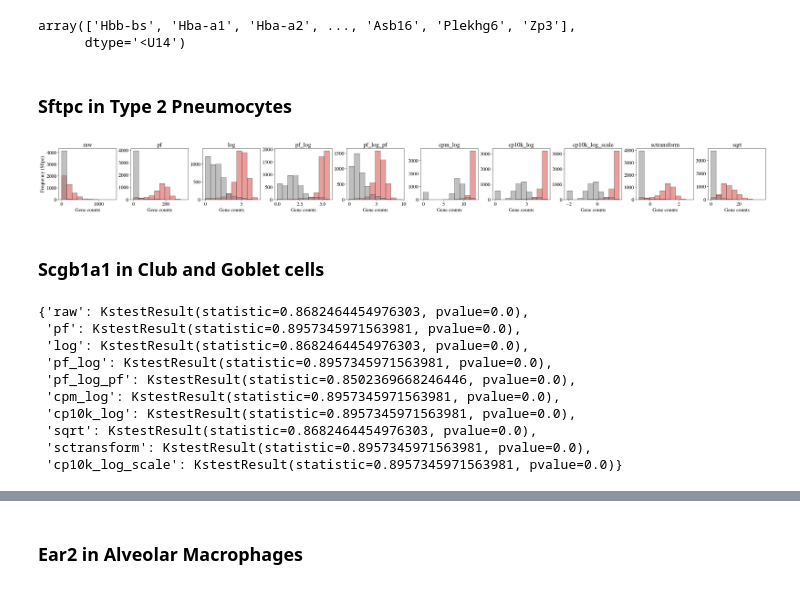
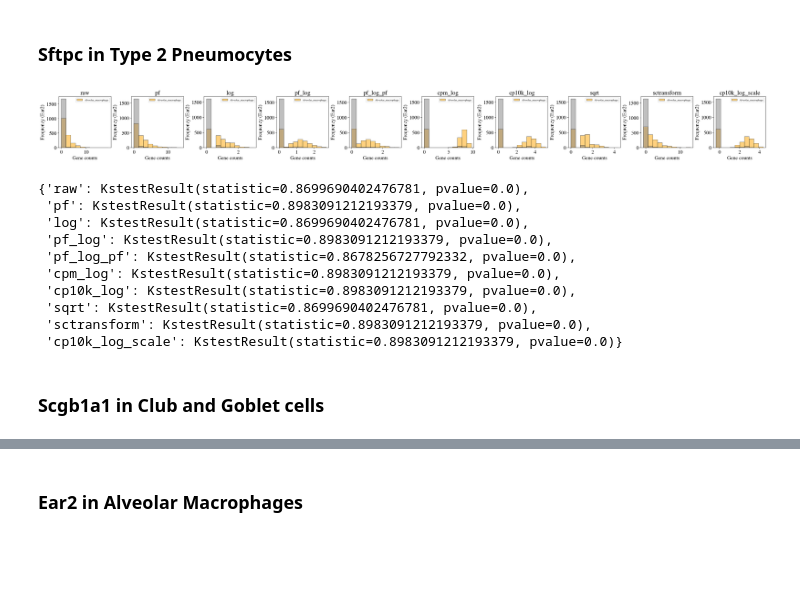
Before and after one commit to pachterlab/BHGP_2022, a Jupyter notebook: analysis/angelidis_marker_genes.ipynb, the cells around one changed output, grey strips where cells are left out. Saved outputs shown, nothing was run; the diff lists cells and outputs as text; code cells hidden in the pictures; blank space fills up the shorter version.

```diff
--- a/analysis/angelidis_marker_genes.ipynb
+++ b/analysis/angelidis_marker_genes.ipynb
@@ -74,22 +50,23 @@ def plot_celltype_marker_gene(data, gene, ct_mask, gene_mask, downsample_idx, ax
 # %%
-labels = ['raw', 'pf', 'log', 'pf_log', 'pf_log_pf', 'cpm_log', 'cp10k_log', 'cp10k_log_scale', 'sctransform', "sqrt"]
+read_labels = ['raw', 'pf', 'log', 'pf_log', 'pf_log_pf', 'cpm_log', 'cp10k_log', "sqrt"]
+labels = ['raw', 'pf', "sqrt", 'log', 'cp10k_log', 'cpm_log', 'cp10k_log_scale', 'sctransform', 'pf_log', 'pf_log_pf']
 # %%
 def read_data(base_data_fn):
     data = {}
 
-    for title in labels:
+    for title in read_labels:
         print(f"loading {title}")
-        in_fn = os.path.join(base_data_fn, f"_{title}.mtx")
+        in_fn = os.path.join(base_data_fn, f"{title}.mtx")
         data[title] = mmread(in_fn).toarray()
 
     title = "sctransform"
     print(f"loading {title}")
-    in_fn = os.path.join(base_data_fn, f"_{title}.csv")
+    in_fn = os.path.join(base_data_fn, f"{title}.csv")
     data[title] = pd.read_csv(in_fn, header=None).values
 
     title = "cp10k_log_scale"
     print(f"loading {title}")
-    in_fn = os.path.join(base_data_fn, f"_{title}.csv")
+    in_fn = os.path.join(base_data_fn, f"{title}.csv")
     data[title] = pd.read_csv(in_fn, header=None).values
     return data
 # %%
@@ -111,2 +91,7 @@ loading cp10k_log_scale
 # %%
-bcs = pd.read_csv(os.path.join(out_prefix, "barcodes.csv"), index_col=0)
+bcs = pd.read_csv(os.path.join(out_prefix, "metadata_barcodes.txt"), index_col=0)
+assignments = bcs.celltype.values
+
+genes = []
+read_str_list(os.path.join(out_prefix, "raw_genes.txt"), genes)
+genes = np.array(genes)
@@ -119,5 +97,0 @@ genes = np.array(genes)
-# %%
-genes
-# %% [output]
-array(['Hbb-bs', 'Hba-a1', 'Hba-a2', ..., 'Asb16', 'Plekhg6', 'Zp3'],
-      dtype='<U14')
@@ -149,3 +98,20 @@ def plot_celltype_marker_gene(data, gene, ct_mask, gene_mask, downsample_idx, ax
+# %%
+def plot_markers(matrix, title, ct, gene, ct_mask, gene_mask, downsample_idx, ax):
+    p = {
+      "xlabel": "Gene counts",
+      "ylabel": f"Frequency ({gene})",
+      "title": title
+    }
+    v_gene = matrix[:, gene_mask].flatten()
+    t = v_gene[ct_mask]
+    c = v_gene[~ct_mask][downsample_idx]
+    bins = np.histogram(np.hstack((t,c)), bins=10)[1] #get the bin edges
+    ax.hist(t, label=ct, alpha=0.5, bins=bins, edgecolor="k", facecolor="orange")
+    ax.hist(c, label="Complement", alpha=0.5, bins=bins, edgecolor="k", facecolor="grey")
+
+    ax.set(**p)
+    ax.legend(prop={"size": 11})
+    return ax
 # %% [markdown]
 ### Sftpc in Type 2 Pneumocytes
 # %%
@@ -167,12 +133,26 @@ for title, matrix in data.items():
 # %%
 n = len(data.items())
 fig, axs = plt.subplots(figsize=(3*n,3), ncols=n, constrained_layout=True)
 
-plot_celltype_marker_gene(data, gene, ct_mask, gene_mask, downsample_idx, axs)
+for ax, (k, m) in zip(axs, data.items()):
+    plot_markers(m, k, celltype, gene, ct_mask, gene_mask, downsample_idx, ax)
 
 fig.show()
 # %% [output]
-[figure, old version]
+[figure, new version]
+# %%
+ks
+# %% [output]
+{'raw': KstestResult(statistic=0.8699690402476781, pvalue=0.0),
+ 'pf': KstestResult(statistic=0.8983091212193379, pvalue=0.0),
+ 'log': KstestResult(statistic=0.8699690402476781, pvalue=0.0),
+ 'pf_log': KstestResult(statistic=0.8983091212193379, pvalue=0.0),
+ 'pf_log_pf': KstestResult(statistic=0.8678256727792332, pvalue=0.0),
+ 'cpm_log': KstestResult(statistic=0.8983091212193379, pvalue=0.0),
+ 'cp10k_log': KstestResult(statistic=0.8983091212193379, pvalue=0.0),
+ 'sqrt': KstestResult(statistic=0.8699690402476781, pvalue=0.0),
+ 'sctransform': KstestResult(statistic=0.8983091212193379, pvalue=0.0),
+ 'cp10k_log_scale': KstestResult(statistic=0.8983091212193379, pvalue=0.0)}
 # %% [markdown]
 ### Scgb1a1 in Club and Goblet cells
 # %%
@@ -198,16 +178,3 @@ for title, matrix in data.items():
     t = v_gene[ct_mask]
     c = v_gene[~ct_mask][downsample_idx]
     ks[title] = stats.ks_2samp(t, c)
-# %%
-ks
-# %% [output]
-{'raw': KstestResult(statistic=0.8682464454976303, pvalue=0.0),
- 'pf': KstestResult(statistic=0.8957345971563981, pvalue=0.0),
- 'log': KstestResult(statistic=0.8682464454976303, pvalue=0.0),
- 'pf_log': KstestResult(statistic=0.8957345971563981, pvalue=0.0),
- 'pf_log_pf': KstestResult(statistic=0.8502369668246446, pvalue=0.0),
- 'cpm_log': KstestResult(statistic=0.8957345971563981, pvalue=0.0),
- 'cp10k_log': KstestResult(statistic=0.8957345971563981, pvalue=0.0),
- 'sqrt': KstestResult(statistic=0.8682464454976303, pvalue=0.0),
- 'sctransform': KstestResult(statistic=0.8957345971563981, pvalue=0.0),
- 'cp10k_log_scale': KstestResult(statistic=0.8957345971563981, pvalue=0.0)}
```
Also changed, not shown: parts of 12 cells of this notebook, 4 other files.
